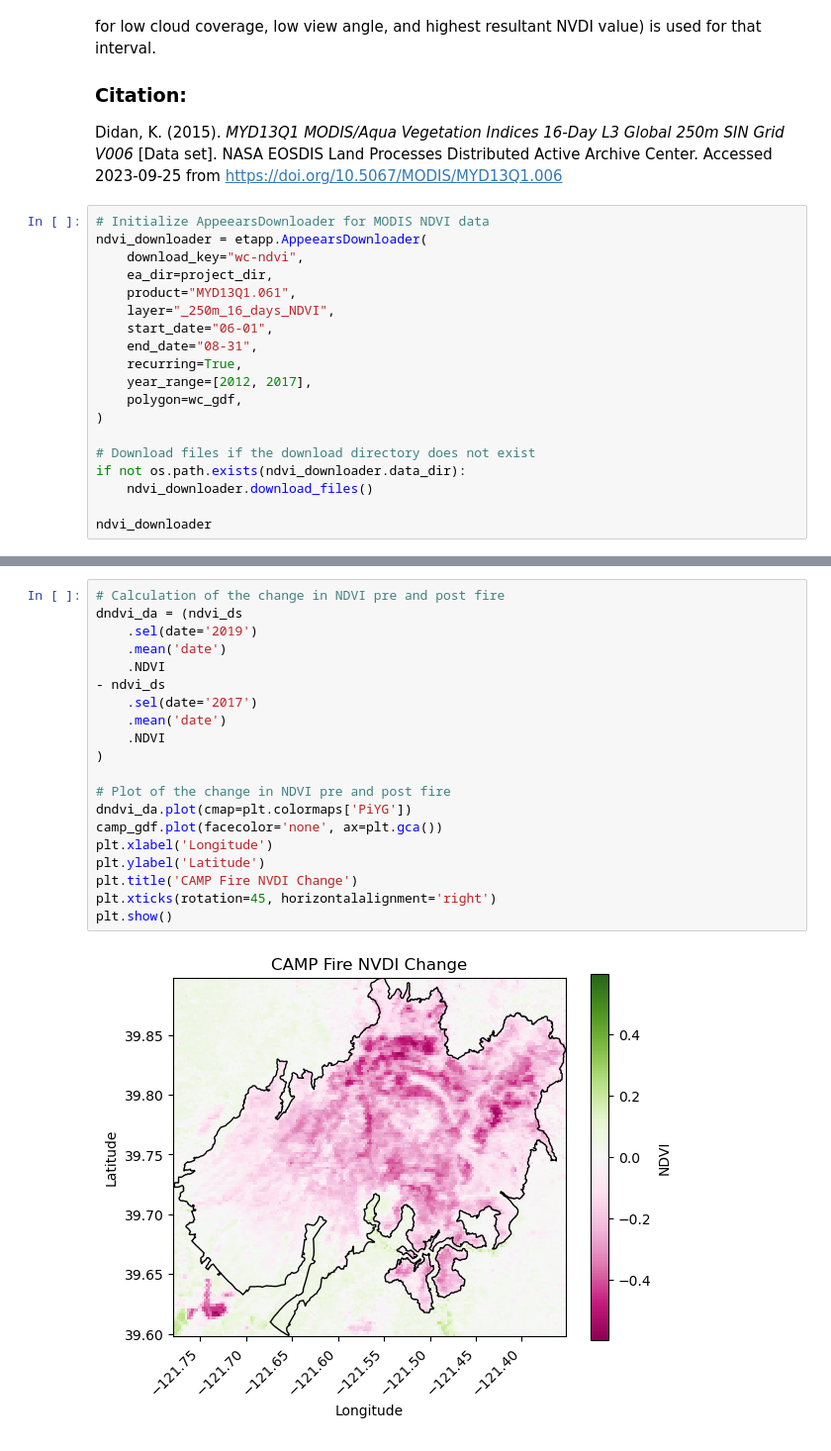
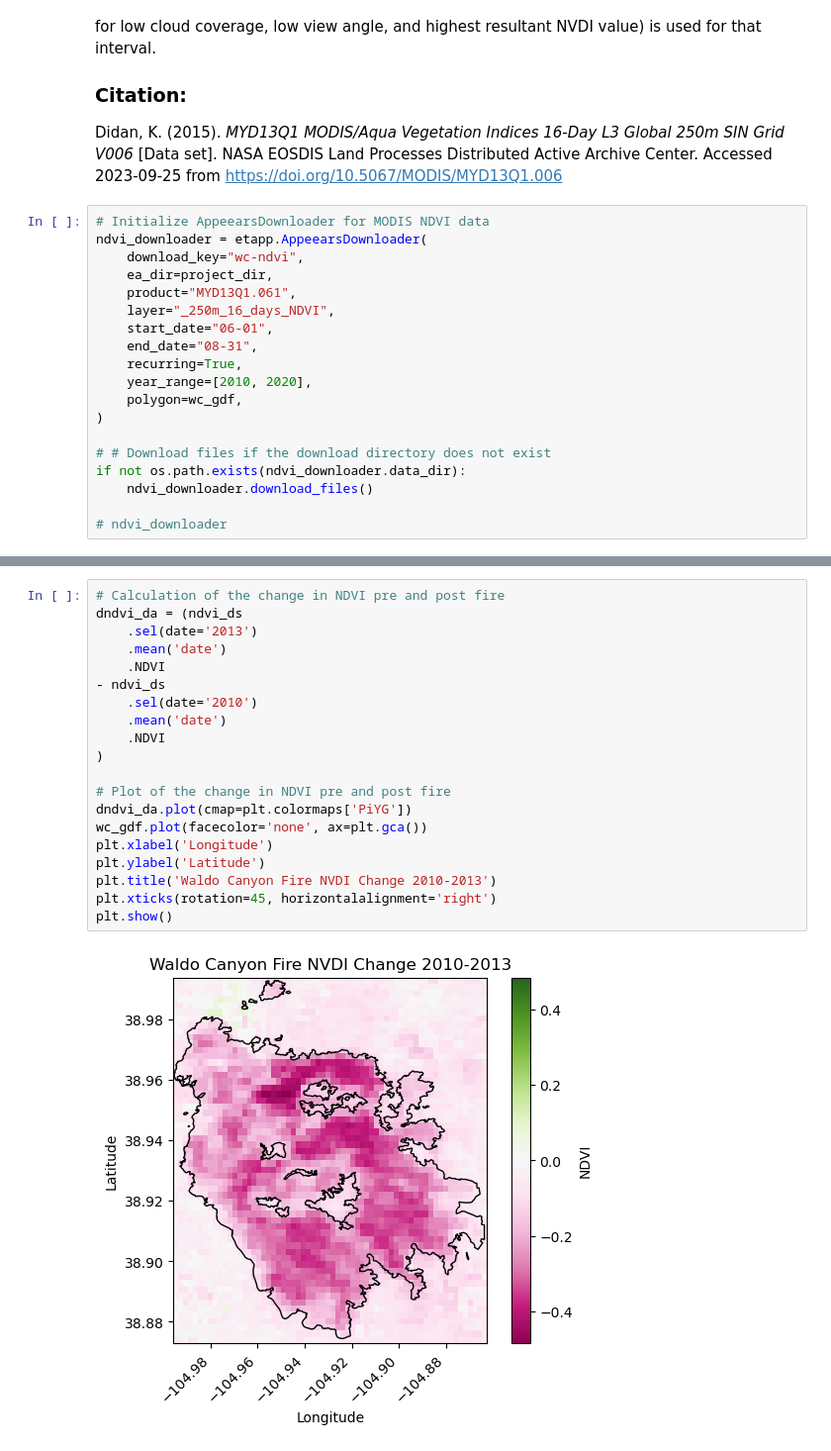
Before and after one commit to alexiemillikin/alexiemillikin.github.io, a Jupyter notebook: 03-modis-ndvi.ipynb, the cells around one changed output, grey strips where cells are left out. Shown at 99% size. Cells and saved outputs as stored; diff of their text form.

Commit message:
did waldo canyon analysis

```diff
--- a/03-modis-ndvi.ipynb
+++ b/03-modis-ndvi.ipynb
@@ -125,12 +118,12 @@ ndvi_downloader = etapp.AppeearsDownloader(
     start_date="06-01",
     end_date="08-31",
     recurring=True,
-    year_range=[2012, 2017],
+    year_range=[2010, 2020],
     polygon=wc_gdf,
 )
 
-# Download files if the download directory does not exist
+# # Download files if the download directory does not exist
 if not os.path.exists(ndvi_downloader.data_dir):
     ndvi_downloader.download_files()
 
-ndvi_downloader
+# ndvi_downloader
@@ -225,24 +162,24 @@ Data variables:
 # %%
 # Calculation of the change in NDVI pre and post fire
 dndvi_da = (ndvi_ds
-    .sel(date='2019')
+    .sel(date='2013')
     .mean('date')
     .NDVI
 - ndvi_ds
-    .sel(date='2017')
+    .sel(date='2010')
     .mean('date')
     .NDVI
 )
 
 # Plot of the change in NDVI pre and post fire
 dndvi_da.plot(cmap=plt.colormaps['PiYG'])
-camp_gdf.plot(facecolor='none', ax=plt.gca())
+wc_gdf.plot(facecolor='none', ax=plt.gca())
 plt.xlabel('Longitude')
 plt.ylabel('Latitude')
-plt.title('CAMP Fire NVDI Change')
+plt.title('Waldo Canyon Fire NVDI Change 2010-2013')
 plt.xticks(rotation=45, horizontalalignment='right')
 plt.show()
 # %% [output]
-[figure, old version]
+[figure, new version]
 # %%
 # Define the area outside surrounding the fire boundary
```
Also changed, not shown: parts of 17 cells of this notebook, 1 other file.
